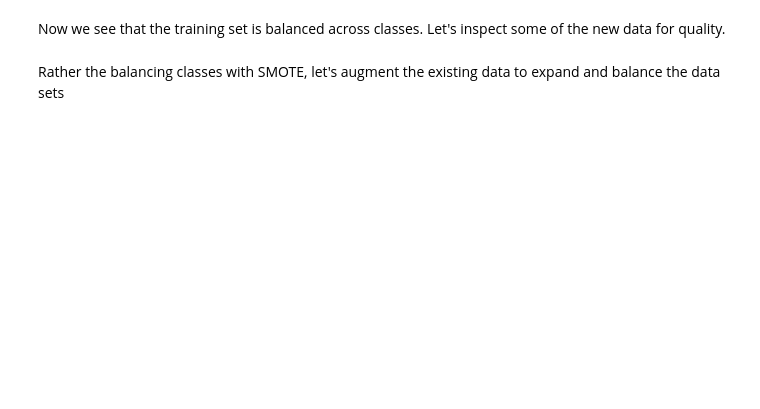
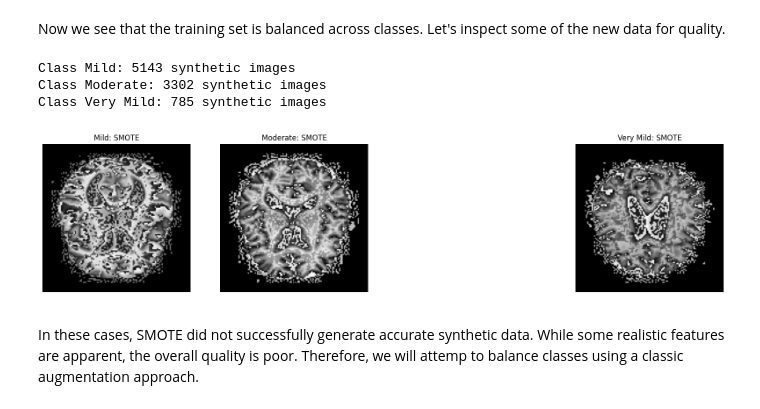
Before and after one commit to BradleyEdelman/Alzheimers-MRI-Classification, a Jupyter notebook: notebooks/00_Data_Cleaning.ipynb, the cells around one changed output. Cells and saved outputs as stored; diff of their text form; code cells hidden in the pictures; blank space fills up the shorter version.

```diff
--- a/notebooks/00_Data_Cleaning.ipynb
+++ b/notebooks/00_Data_Cleaning.ipynb
@@ -149,21 +175,29 @@ Now we see that the training set is balanced across classes. Let's inspect some
 # %%
 first_indices = {}
 for num in range(0, 4):
     first_index = next((i for i, x in enumerate(train_smote_lab[5121:], start=5121) if x == num), None)
     first_indices[num] = first_index
 
-print(first_indices)
+for label, index in first_indices.items():
+    if index is not None:
+        num_synthetic_images = len(train_smote_lab) - index
+        print(f"Class {Lab[label]}: {num_synthetic_images} synthetic images")
 
 # Visualize the images from the first_indices values
 f, ax = plt.subplots(1, 4, figsize=(20, 5))
 for i, label in enumerate(np.unique(train_smote_lab)):
     if first_indices[label] is not None:
         first_image = np.array(train_smote.iloc[first_indices[label]]['img_arr']).reshape(128, 128)
         ax[i].imshow(first_image, cmap='gray')
         ax[i].set_title(f"{Lab[label]}: SMOTE")
     ax[i].axis('off')
+# %% [output]
+Class Mild: 5143 synthetic images
+Class Moderate: 3302 synthetic images
+Class Very Mild: 785 synthetic images
+[figure, added]
-# %% [markdown]
-Rather the balancing classes with SMOTE, let's augment the existing data to expand and balance the data sets
+# %% [markdown]
+In these cases, SMOTE did not successfully generate accurate synthetic data. While some realistic features are apparent, the overall quality is poor. Therefore, we will attemp to balance classes using a classic augmentation approach.
 # %%
 train_tmp = np.array([img for img in train['img_arr']])
 train_tmp = train_tmp.reshape(-1, 128, 128, 1)
```
Also changed, not shown: parts of 22 cells of this notebook, 4 other files.
